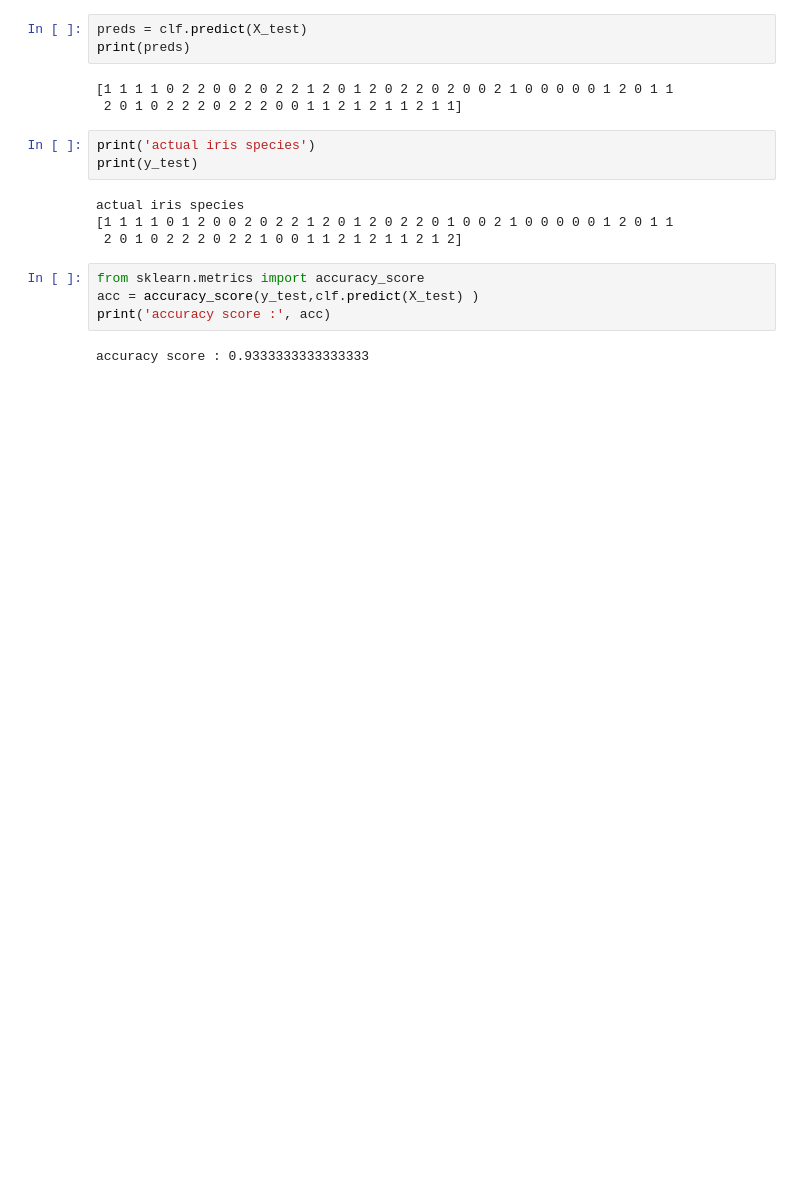
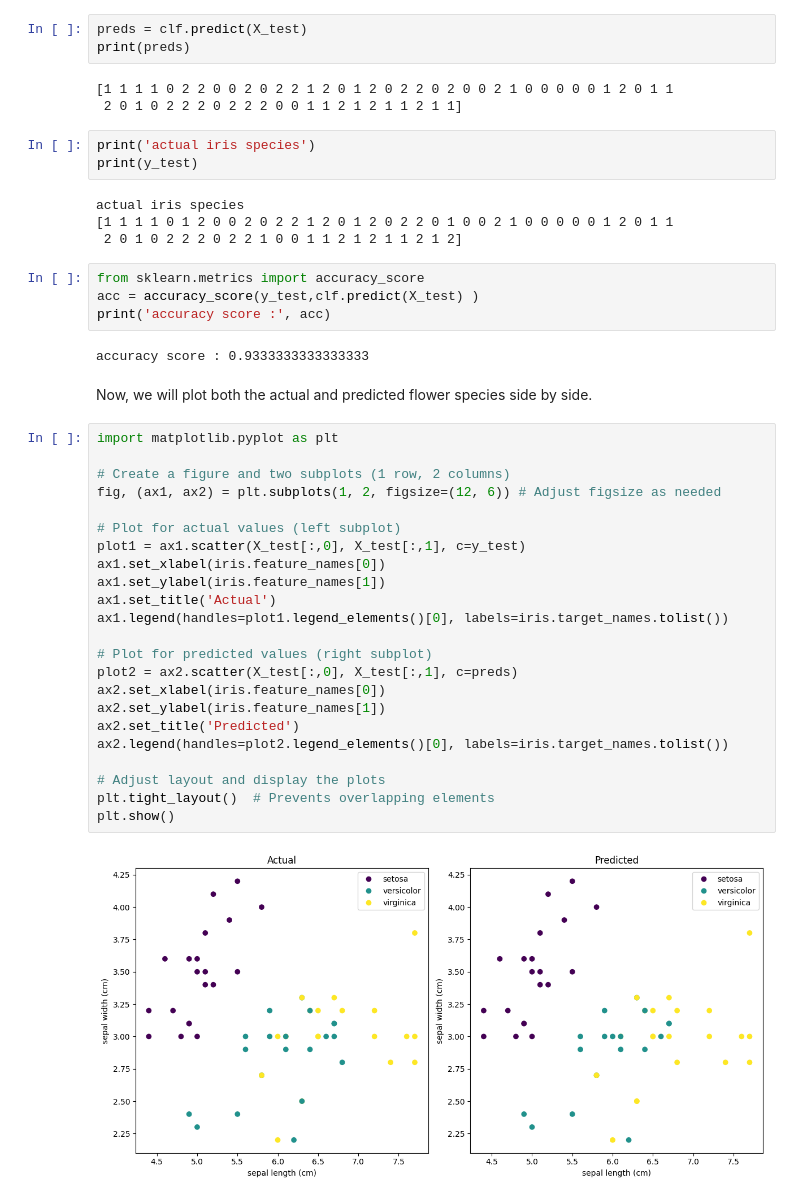
Before and after one commit to SeanPatrickHurley/MLE_S25, a Jupyter notebook: HW1_Q4.ipynb, the cells around one changed output. Cells and saved outputs as stored; diff of their text form; blank space fills up the shorter version.

Commit message:
Created using Colab, revision to include side by side scatter plots

```diff
--- a/HW1_Q4.ipynb
+++ b/HW1_Q4.ipynb
@@ -140,3 +140,30 @@ acc = accuracy_score(y_test,clf.predict(X_test) )
 print('accuracy score :', acc)
 # %% [output]
 accuracy score : 0.9333333333333333
+# %% [markdown]
+Now, we will plot both the actual and predicted flower species side by side.
+# %%
+import matplotlib.pyplot as plt
+
+# Create a figure and two subplots (1 row, 2 columns)
+fig, (ax1, ax2) = plt.subplots(1, 2, figsize=(12, 6)) # Adjust figsize as needed
+
+# Plot for actual values (left subplot)
+plot1 = ax1.scatter(X_test[:,0], X_test[:,1], c=y_test)
+ax1.set_xlabel(iris.feature_names[0])
+ax1.set_ylabel(iris.feature_names[1])
+ax1.set_title('Actual')
+ax1.legend(handles=plot1.legend_elements()[0], labels=iris.target_names.tolist())
+
+# Plot for predicted values (right subplot)
+plot2 = ax2.scatter(X_test[:,0], X_test[:,1], c=preds)
+ax2.set_xlabel(iris.feature_names[0])
+ax2.set_ylabel(iris.feature_names[1])
+ax2.set_title('Predicted')
+ax2.legend(handles=plot2.legend_elements()[0], labels=iris.target_names.tolist())
+
+# Adjust layout and display the plots
+plt.tight_layout()  # Prevents overlapping elements
+plt.show()
+# %% [output]
+[figure, added]
```
Also changed, not shown: parts of 1 cell of this notebook.
